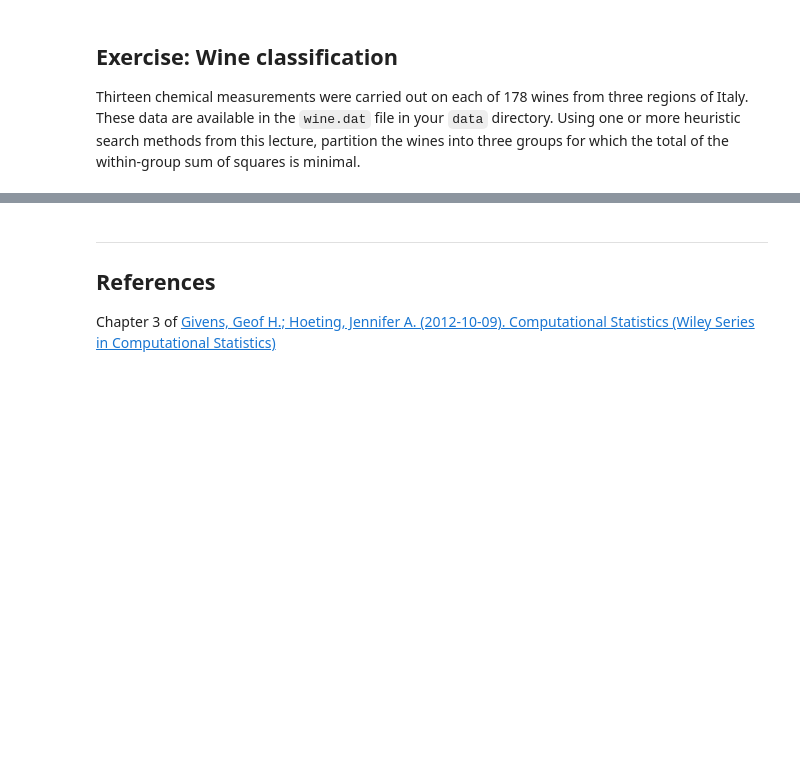
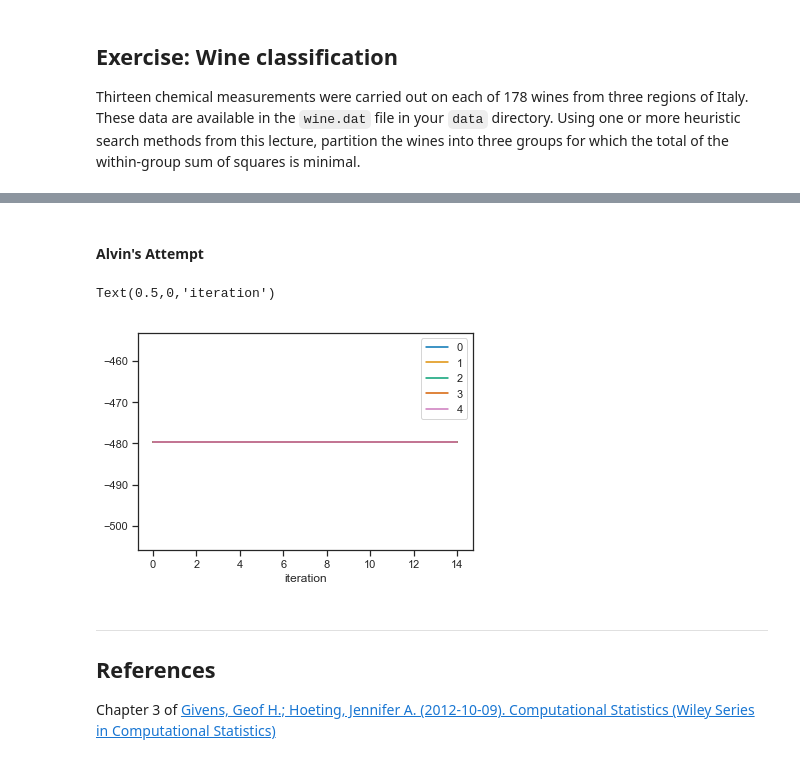
Before and after one commit to alvinjeffery/Bios8366, a Jupyter notebook: notebooks/Section1_2-Combinatorial-Optimization.ipynb, the cells around one changed output, grey strips where cells are left out. Saved outputs shown, nothing was run; the diff lists cells and outputs as text; code cells hidden in the pictures; blank space fills up the shorter version.

```diff
--- a/notebooks/Section1_2-Combinatorial-Optimization.ipynb
+++ b/notebooks/Section1_2-Combinatorial-Optimization.ipynb
@@ -551,0 +572,2 @@ plt.plot(np.where(ss_values==ss_best)[0][0], ss_best, 'ro')
+# %% [markdown]
+#### Alvin's Attempt
@@ -552,3 +592,50 @@ plt.plot(np.where(ss_values==ss_best)[0][0], ss_best, 'ro')
+# %%
+for i in range(nstarts):
+
+    run_current = runs[i]
+
+    for j in range(iterations):
+
+        # Extract current set of predictors
+        run_vars = predictors[predictors.columns[run_current]]
+        g = LinearRegression().fit(X=run_vars, y=outcome)
+        #run_aic = aic(g, run_vars, outcome)
+        #run_next = run_current
+
+        # Test all models in 1-neighborhood and select lowest within SS
+        for k in range(ncols):
+            #run_step = run_current.copy()
+            solution_step = solution_current.copy()
+
+            #run_step[k] = not run_current[k]
+            solution_step[k] = not solution_current[k]
+
+            #run_vars = predictors[predictors.columns[run_step]]
+            run_vars = predictors[predictors.columns[solution_step]]
+
+            g = LinearRegression().fit(X=run_vars, y=outcome)
+
+            ### pick up here if wanting to finish
+            #step_aic = aic(g, run_vars, outcome)
+
+            #if step_aic < run_aic:
+                run_next = run_step.copy()
+                run_aic = step_aic
+
+            ss_current = within_ss(solution_step)
+            if ss_current < ss_best:
+                solution_
+
+        run_current = run_next.copy()
+        runs_aic[i,j] = run_aic
+
+    runs[i] = run_current
+# %%
+pd.DataFrame(runs_aic).T.plot(grid=False)
+plt.xlabel('iteration')
+# %% [output]
+Text(0.5,0,'iteration')
+[figure, added]
 # %% [markdown]
 ---
 ## References
```
Also changed, not shown: parts of 11 cells of this notebook.
